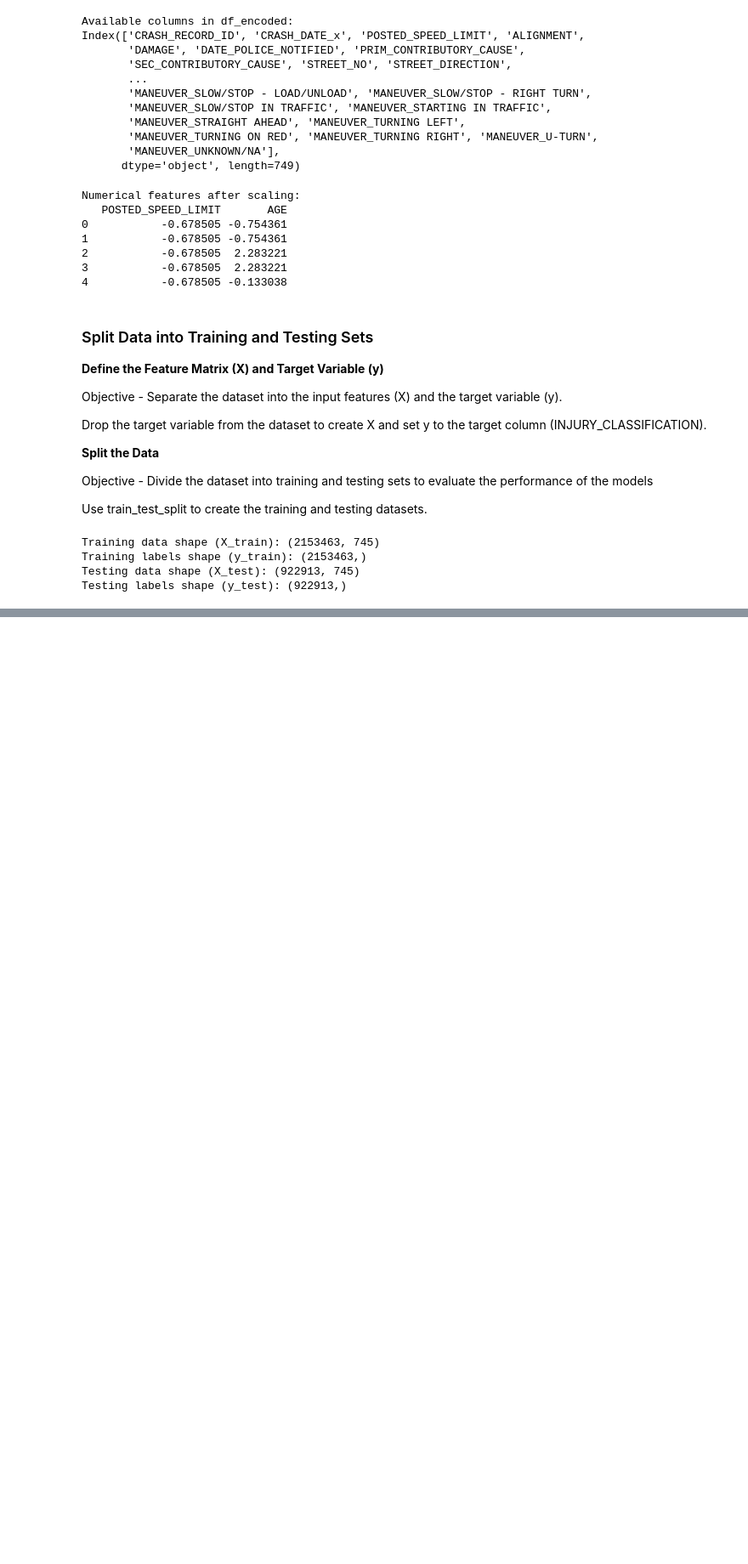
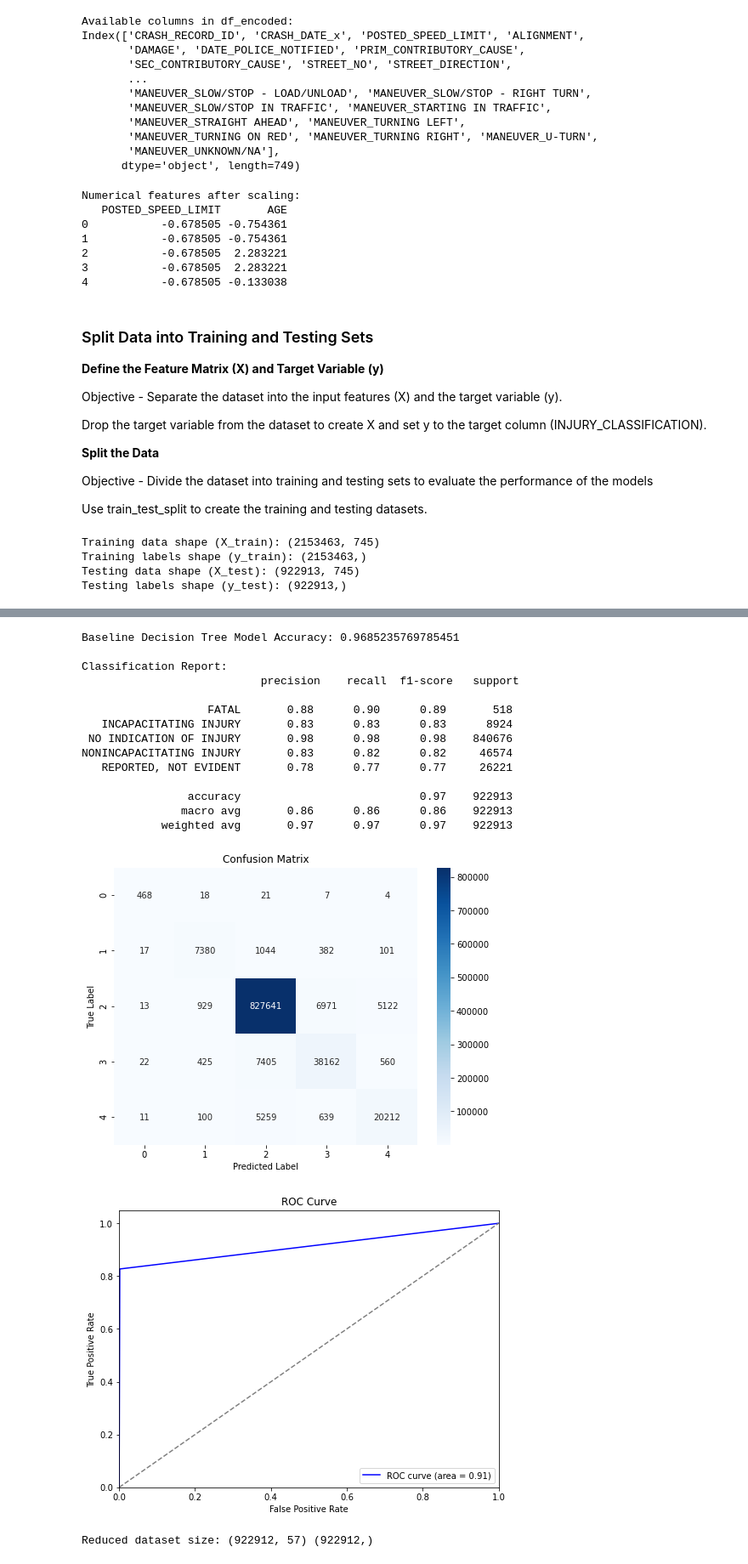
Before and after one commit to Data-Science-Moringa-School/Project-Ph3-Chicago-Car-Crashes-Prediction, a Jupyter notebook: notebooks/01_main_index.ipynb, the cells around one changed output, grey strips where cells are left out. Shown at 85% size. Drawn from its saved outputs; the diff is of its cells as text; code cells hidden in the pictures; blank space fills up the shorter version.

```diff
--- a/notebooks/01_main_index.ipynb
+++ b/notebooks/01_main_index.ipynb
@@ -1770,0 +1826,73 @@ Testing labels shape (y_test): (922913,)
+# %%
+#Evaluate Baseline Model
+import os
+from sklearn.metrics import classification_report, confusion_matrix, accuracy_score, roc_curve, auc
+import matplotlib.pyplot as plt
+import seaborn as sns
+
+# Define the path where visualizations will be saved
+visuals_path = r'C:\Users\MNJOROGE16\Desktop\Moringa\phase_3\project__phase3\Project-Ph3-Chicago-Car-Crashes-Prediction\visuals'
+
+# Ensure the directory exists
+os.makedirs(visuals_path, exist_ok=True)
+
+# Evaluate the baseline model
+accuracy = accuracy_score(y_test, y_pred)
+report = classification_report(y_test, y_pred)
+conf_matrix = confusion_matrix(y_test, y_pred)
+
+print("Baseline Decision Tree Model Accuracy:", accuracy)
+print("\nClassification Report:\n", report)
+
+# Plotting Confusion Matrix
+plt.figure(figsize=(8, 6))
+sns.heatmap(conf_matrix, annot=True, fmt="d", cmap="Blues")
+plt.title("Confusion Matrix")
+plt.xlabel("Predicted Label")
+plt.ylabel("True Label")
+plt.savefig(os.path.join(visuals_path, "baseline_confusion_matrix.png"))
+plt.show()
+
+# ROC and AUC
+y_pred_proba = dt_baseline.predict_proba(X_test)
+fpr, tpr, _ = roc_curve(y_test, y_pred_proba[:, 1], pos_label=dt_baseline.classes_[1])
+roc_auc = auc(fpr, tpr)
+
+plt.figure(figsize=(8, 6))
+plt.plot(fpr, tpr, color="blue", label=f"ROC curve (area = {roc_auc:.2f})")
+plt.plot([0, 1], [0, 1], color="gray", linestyle="--")
+plt.xlim([0.0, 1.0])
+plt.ylim([0.0, 1.05])
+plt.xlabel("False Positive Rate")
+plt.ylabel("True Positive Rate")
+plt.title("ROC Curve")
+plt.legend(loc="lower right")
+plt.savefig(os.path.join(visuals_path, "baseline_roc_curve.png"))
+plt.show()
+# %% [output]
+Baseline Decision Tree Model Accuracy: 0.9685235769785451
+
+Classification Report:
+                           precision    recall  f1-score   support
+
+                   FATAL       0.88      0.90      0.89       518
+   INCAPACITATING INJURY       0.83      0.83      0.83      8924
+ NO INDICATION OF INJURY       0.98      0.98      0.98    840676
+NONINCAPACITATING INJURY       0.83      0.82      0.82     46574
+   REPORTED, NOT EVIDENT       0.78      0.77      0.77     26221
+
+                accuracy                           0.97    922913
+               macro avg       0.86      0.86      0.86    922913
+            weighted avg       0.97      0.97      0.97    922913
+[figure, added]
+[figure, added]
+# %%
+from sklearn.model_selection import train_test_split
+
+# Reduce the dataset size using stratified sampling
+X_small, _, y_small, _ = train_test_split(X, y, test_size=0.7, stratify=y, random_state=42)
+
+# Print the size of the reduced dataset
+print("Reduced dataset size:", X_small.shape, y_small.shape)
+# %% [output]
+Reduced dataset size: (922912, 57) (922912,)
```
Also changed, not shown: parts of 5 cells of this notebook, 3 other files.
